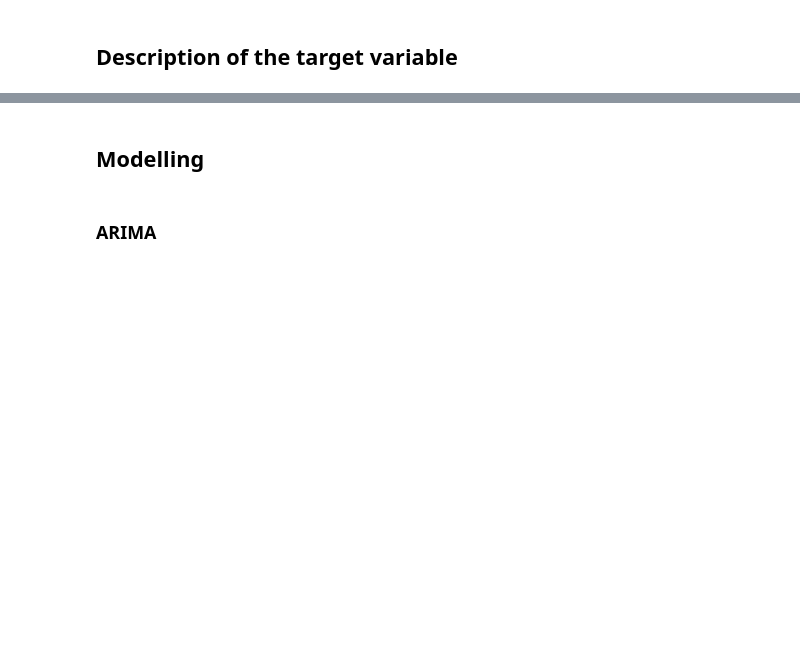
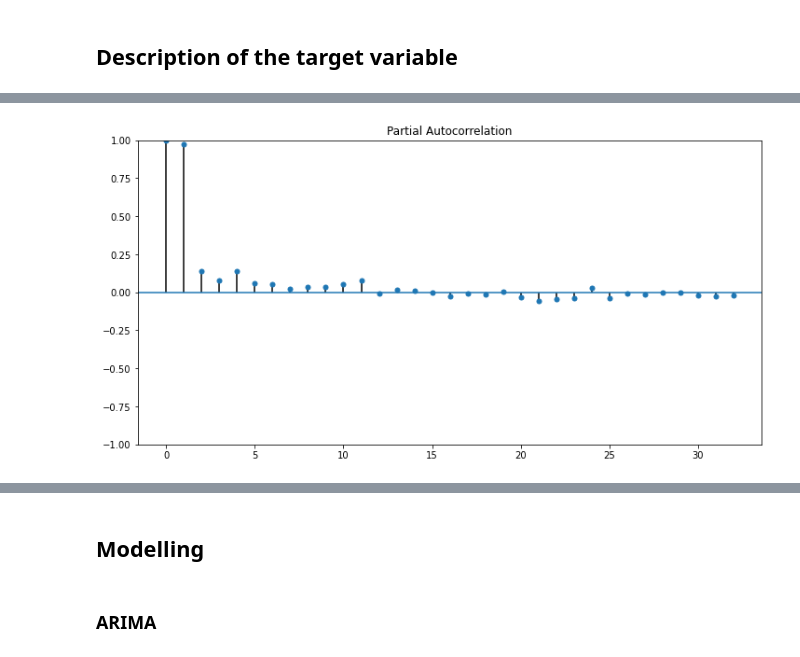
Before and after one commit to josumsc/daily-climate-ts, a Jupyter notebook: src/daily_climate.ipynb, the cells around one changed output, grey strips where cells are left out. Cells and saved outputs as stored; diff of their text form; code cells hidden in the pictures; blank space fills up the shorter version.

```diff
--- a/src/daily_climate.ipynb
+++ b/src/daily_climate.ipynb
@@ -150,5 +249,7 @@ plot_acf(train_df['humidity'])
 # %%
-plot_pacf(train_df['humidity'])
+plot_pacf(train_df['meantemp'])
+# %% [output]
+[figure, added]
 # %%
 result = seasonal_decompose(train_df['meantemp'])
 _ = result.plot()
```
Also changed, not shown: parts of 59 cells of this notebook.
